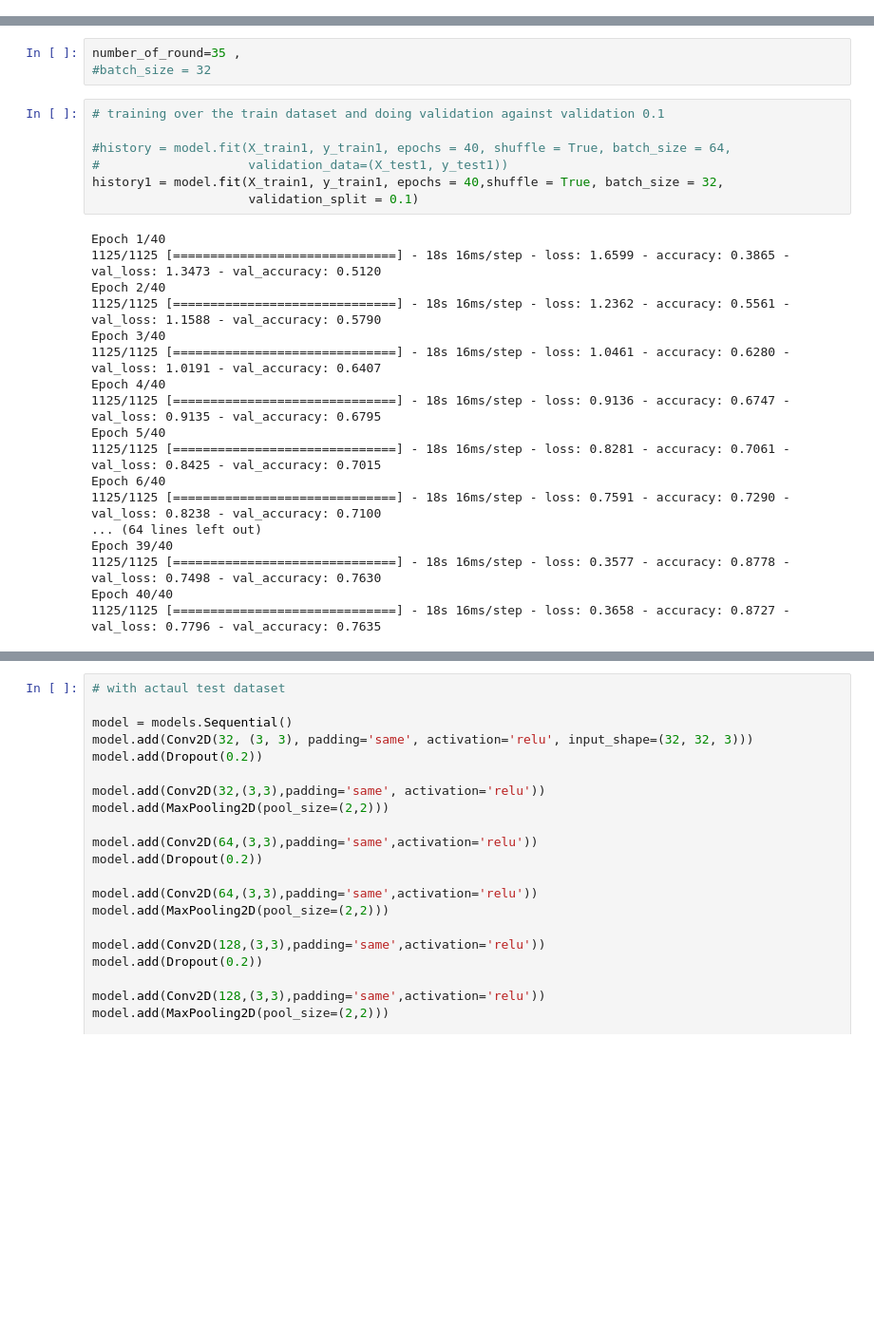
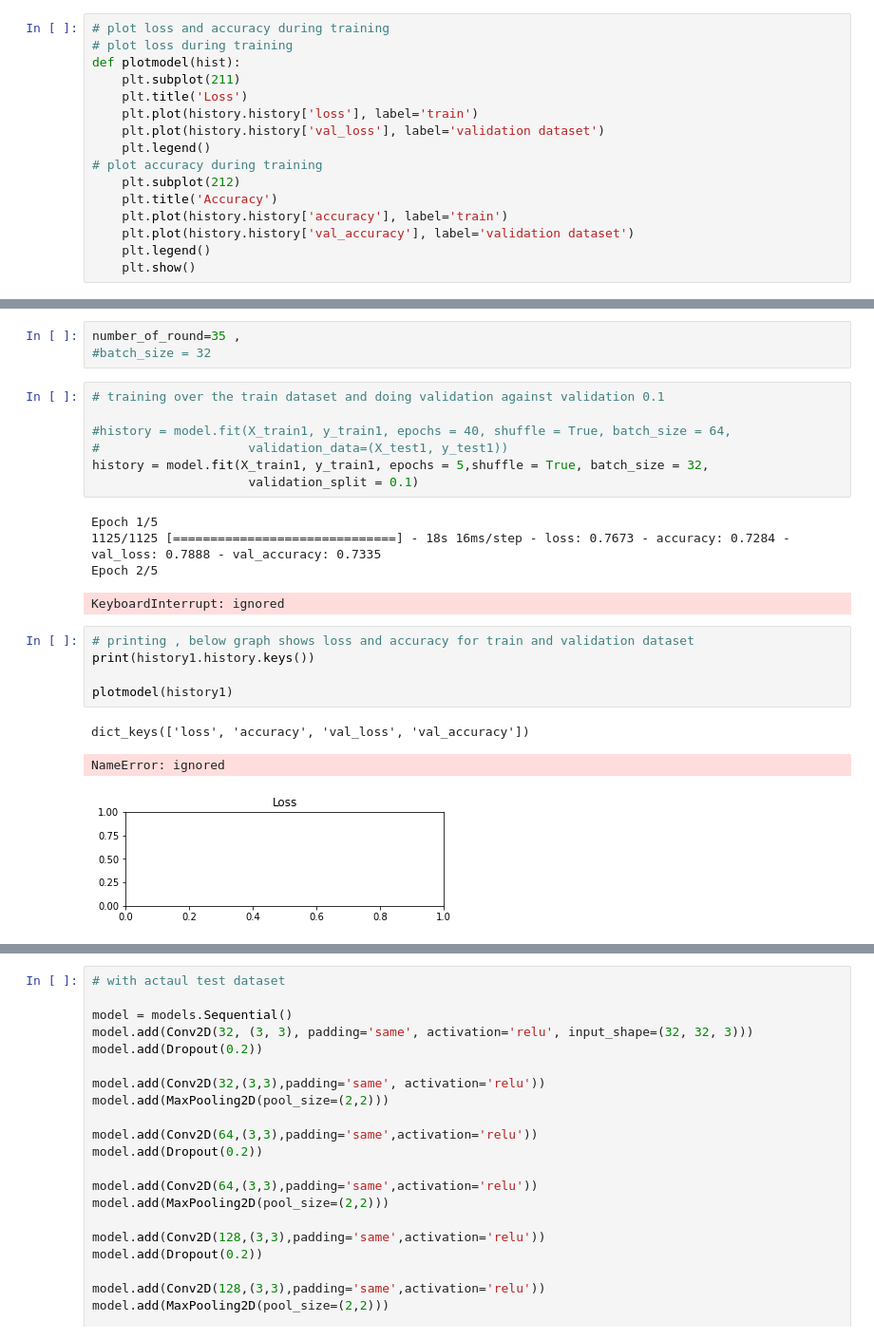
Before and after one commit to sulata2/Vino, a Jupyter notebook: CIFAR10-keras-classification (2).ipynb, the cells around one changed output, grey strips where cells are left out. Shown at 95% size. Saved outputs shown, nothing was run; the diff lists cells and outputs as text; blank space fills up the shorter version.

```diff
--- a/CIFAR10-keras-classification (2).ipynb
+++ b/CIFAR10-keras-classification (2).ipynb
@@ -163,3 +151,19 @@ model.add(layers.Dense(10, activation = 'softmax'))
+# %%
+# plot loss and accuracy during training
+# plot loss during training
+def plotmodel(hist):
+    plt.subplot(211)
+    plt.title('Loss')
+    plt.plot(history.history['loss'], label='train')
+    plt.plot(history.history['val_loss'], label='validation dataset')
+    plt.legend()
+# plot accuracy during training
+    plt.subplot(212)
+    plt.title('Accuracy')
+    plt.plot(history.history['accuracy'], label='train')
+    plt.plot(history.history['val_accuracy'], label='validation dataset')
+    plt.legend()
+    plt.show()
 # %%
 #net is learning with 32 convolutional filters, each of which with a 3 x 3 size.
 #activation is relu and we have a max-pooling operation with pool size 2 x 2 and a dropout at 20%.
@@ -225,26 +228,22 @@ number_of_round=35 ,
 
 #history = model.fit(X_train1, y_train1, epochs = 40, shuffle = True, batch_size = 64,
 #                    validation_data=(X_test1, y_test1))
-history1 = model.fit(X_train1, y_train1, epochs = 40,shuffle = True, batch_size = 32,
+history = model.fit(X_train1, y_train1, epochs = 5,shuffle = True, batch_size = 32,
                      validation_split = 0.1)
 # %% [output]
-Epoch 1/40
-1125/1125 [==============================] - 18s 16ms/step - loss: 1.6599 - accuracy: 0.3865 - val_loss: 1.3473 - val_accuracy: 0.5120
-Epoch 2/40
-1125/1125 [==============================] - 18s 16ms/step - loss: 1.2362 - accuracy: 0.5561 - val_loss: 1.1588 - val_accuracy: 0.5790
-Epoch 3/40
-1125/1125 [==============================] - 18s 16ms/step - loss: 1.0461 - accuracy: 0.6280 - val_loss: 1.0191 - val_accuracy: 0.6407
-Epoch 4/40
-1125/1125 [==============================] - 18s 16ms/step - loss: 0.9136 - accuracy: 0.6747 - val_loss: 0.9135 - val_accuracy: 0.6795
-Epoch 5/40
-1125/1125 [==============================] - 18s 16ms/step - loss: 0.8281 - accuracy: 0.7061 - val_loss: 0.8425 - val_accuracy: 0.7015
-Epoch 6/40
-1125/1125 [==============================] - 18s 16ms/step - loss: 0.7591 - accuracy: 0.7290 - val_loss: 0.8238 - val_accuracy: 0.7100
-... (64 lines left out)
-Epoch 39/40
-1125/1125 [==============================] - 18s 16ms/step - loss: 0.3577 - accuracy: 0.8778 - val_loss: 0.7498 - val_accuracy: 0.7630
-Epoch 40/40
-1125/1125 [==============================] - 18s 16ms/step - loss: 0.3658 - accuracy: 0.8727 - val_loss: 0.7796 - val_accuracy: 0.7635
+Epoch 1/5
+1125/1125 [==============================] - 18s 16ms/step - loss: 0.7673 - accuracy: 0.7284 - val_loss: 0.7888 - val_accuracy: 0.7335
+Epoch 2/5
+KeyboardInterrupt: ignored
+# %%
+# printing , below graph shows loss and accuracy for train and validation dataset
+print(history1.history.keys())
+
+plotmodel(history1)
+# %% [output]
+dict_keys(['loss', 'accuracy', 'val_loss', 'val_accuracy'])
+NameError: ignored
+[figure, added]
 # %%
 # with test1 dataset
 
```
Also changed, not shown: parts of 12 cells of this notebook.
